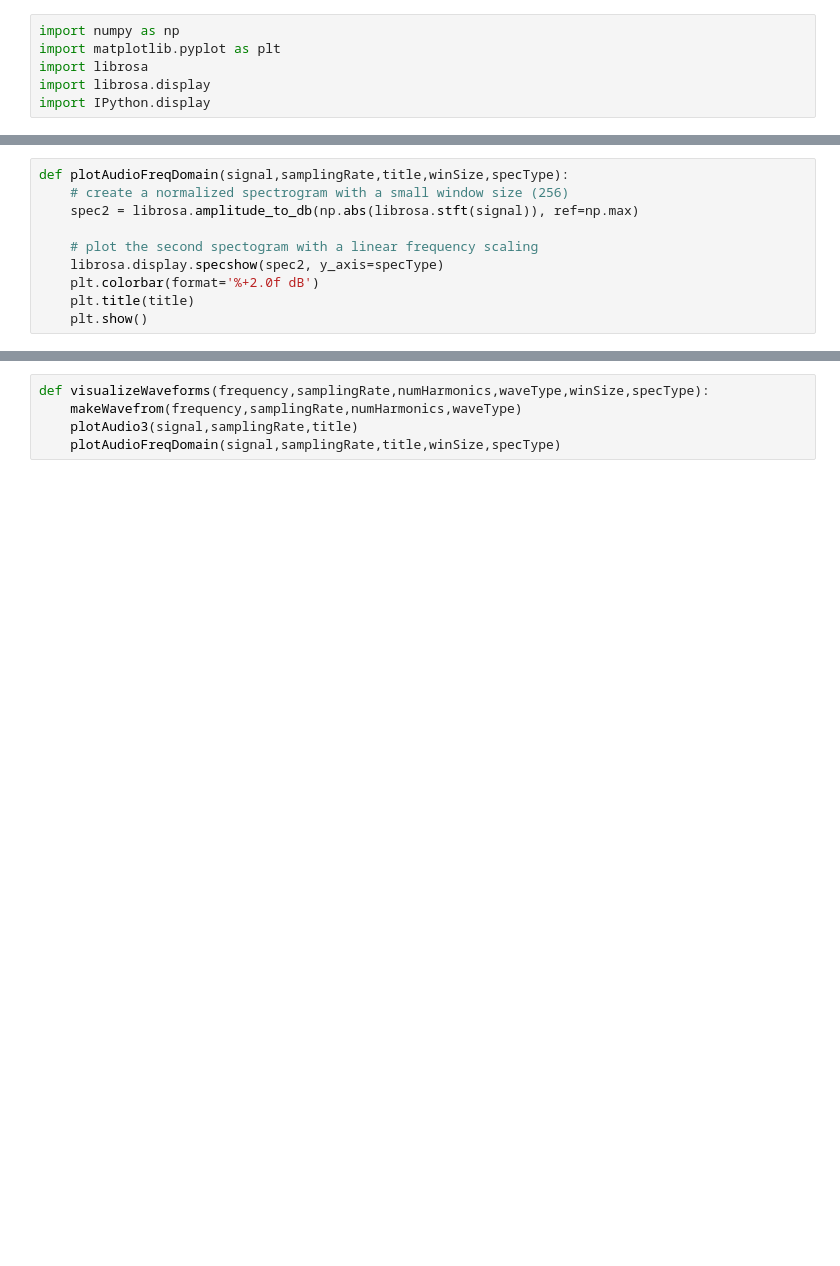
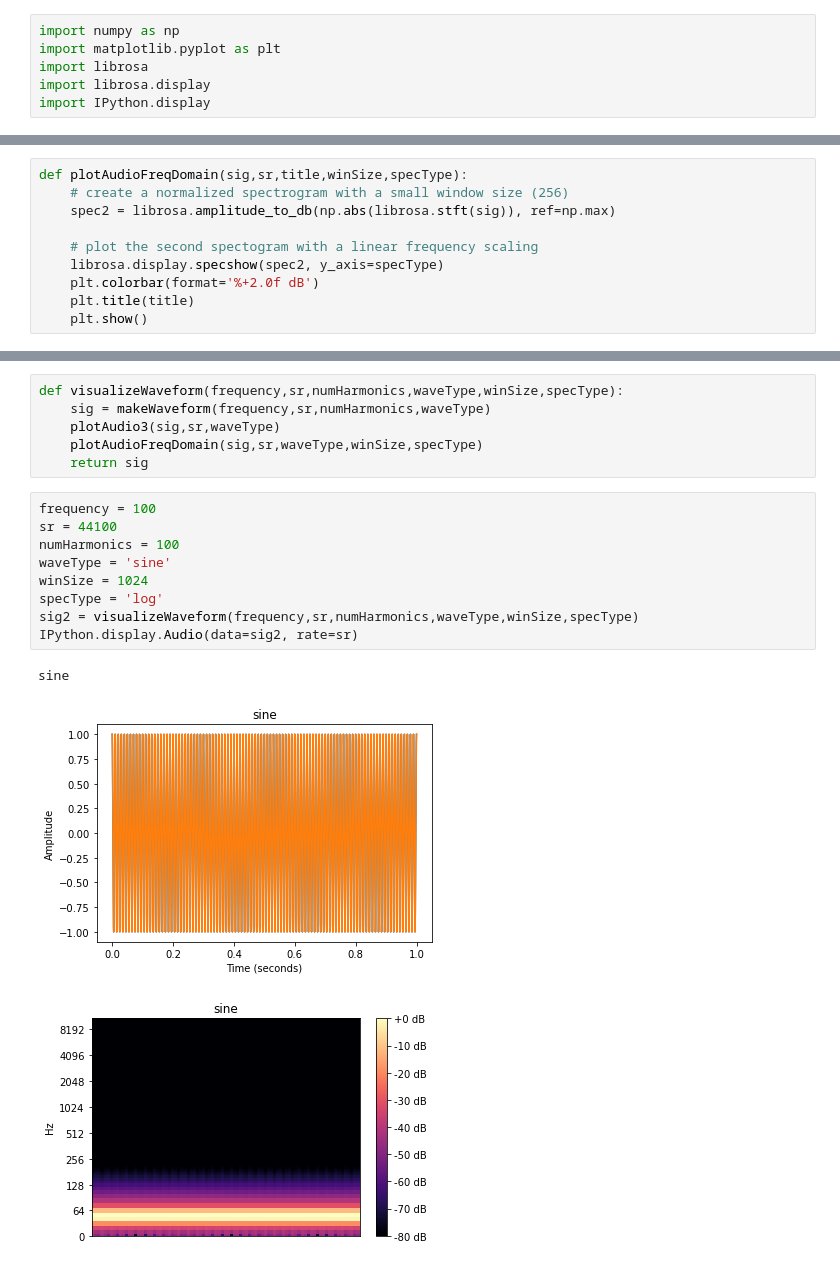
Before and after one commit to IsraelP9220/imc-2021-ponte, a Jupyter notebook: Lab Assignments/Lab Assignment 4.ipynb, the cells around one changed output, grey strips where cells are left out. Drawn from its saved outputs; the diff is of its cells as text; blank space fills up the shorter version.

```diff
--- a/Lab Assignments/Lab Assignment 4.ipynb
+++ b/Lab Assignments/Lab Assignment 4.ipynb
@@ -27,9 +27,9 @@ def plotAudio3(signal,samplingRate,title):
     plt.title(title)
     plt.show()
 # %%
-def plotAudioFreqDomain(signal,samplingRate,title,winSize,specType):
+def plotAudioFreqDomain(sig,sr,title,winSize,specType):
     # create a normalized spectrogram with a small window size (256)
-    spec2 = librosa.amplitude_to_db(np.abs(librosa.stft(signal)), ref=np.max)
+    spec2 = librosa.amplitude_to_db(np.abs(librosa.stft(sig)), ref=np.max)
 
     # plot the second spectogram with a linear frequency scaling
     librosa.display.specshow(spec2, y_axis=specType)
@@ -90,5 +85,19 @@ IPython.display.Audio(data=signal, rate=samplingRate)
 # %%
-def visualizeWaveforms(frequency,samplingRate,numHarmonics,waveType,winSize,specType):
-    makeWavefrom(frequency,samplingRate,numHarmonics,waveType)
-    plotAudio3(signal,samplingRate,title)
-    plotAudioFreqDomain(signal,samplingRate,title,winSize,specType)
+def visualizeWaveform(frequency,sr,numHarmonics,waveType,winSize,specType):
+    sig = makeWaveform(frequency,sr,numHarmonics,waveType)
+    plotAudio3(sig,sr,waveType)
+    plotAudioFreqDomain(sig,sr,waveType,winSize,specType)
+    return sig
+# %%
+frequency = 100
+sr = 44100
+numHarmonics = 100
+waveType = 'sine'
+winSize = 1024
+specType = 'log'
+sig2 = visualizeWaveform(frequency,sr,numHarmonics,waveType,winSize,specType)
+IPython.display.Audio(data=sig2, rate=sr)
+# %% [output]
+sine
+[figure, added]
+[figure, added]
```
Also changed, not shown: parts of 8 cells of this notebook.
